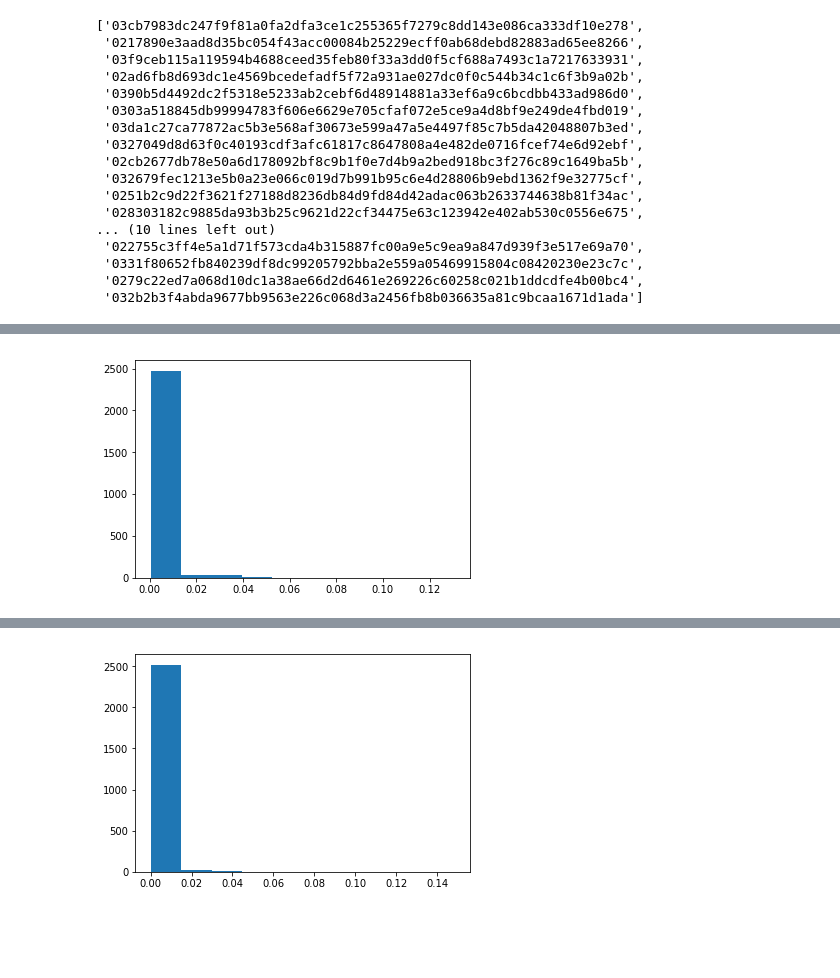
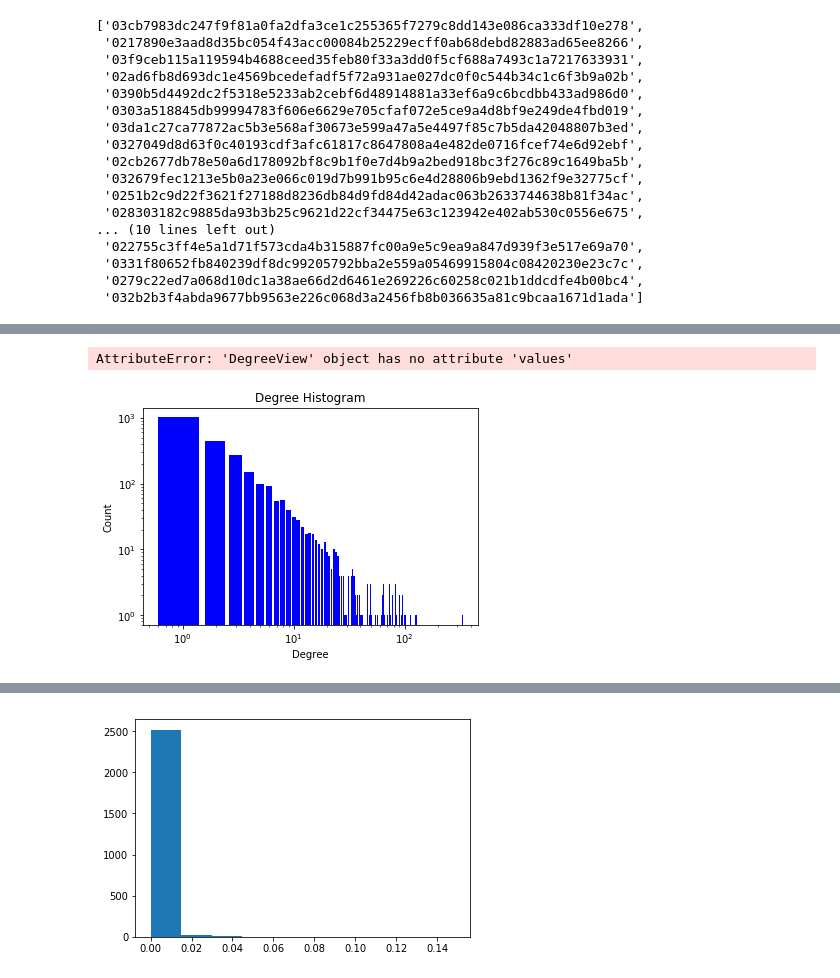
Before and after one commit to DariusParvin/Lightning-Channel-Optimizer, a Jupyter notebook: Rough_work.ipynb, the cells around one changed output, grey strips where cells are left out. Cells and saved outputs as stored; diff of their text form; code cells hidden in the pictures; blank space fills up the shorter version.

```diff
--- a/Rough_work.ipynb
+++ b/Rough_work.ipynb
@@ -236,5 +255,5 @@ deg_cen = nx.degree_centrality(main_G)
-# %%
-plt.hist(deg_cen.values())
-plt.show()
-# %% [output]
-[figure, removed]
+# %%
+ax = sns.distplot(list(deg.values()))
+ax.set_yscale('log')
+# %% [output]
+AttributeError: 'DegreeView' object has no attribute 'values'
@@ -240,0 +262,22 @@ plt.show()
+# %%
+G = main_G
+
+degree_sequence = sorted([d for n, d in G.degree()], reverse=True)  # degree sequence
+# print "Degree sequence", degree_sequence
+degreeCount = collections.Counter(degree_sequence)
+deg, cnt = zip(*degreeCount.items())
+
+fig, ax = plt.subplots()
+plt.bar(deg, cnt, width=0.80, color='b')
+
+plt.title("Degree Histogram")
+plt.ylabel("Count")
+plt.xlabel("Degree")
+ax.set_xticks([d + 0.4 for d in deg])
+ax.set_xticklabels(deg)
+ax.set_yscale('log')
+ax.set_xscale('log')
+
+plt.show()
+# %% [output]
+[figure, added]
```
Also changed, not shown: parts of 3 cells of this notebook, 3 other files.
